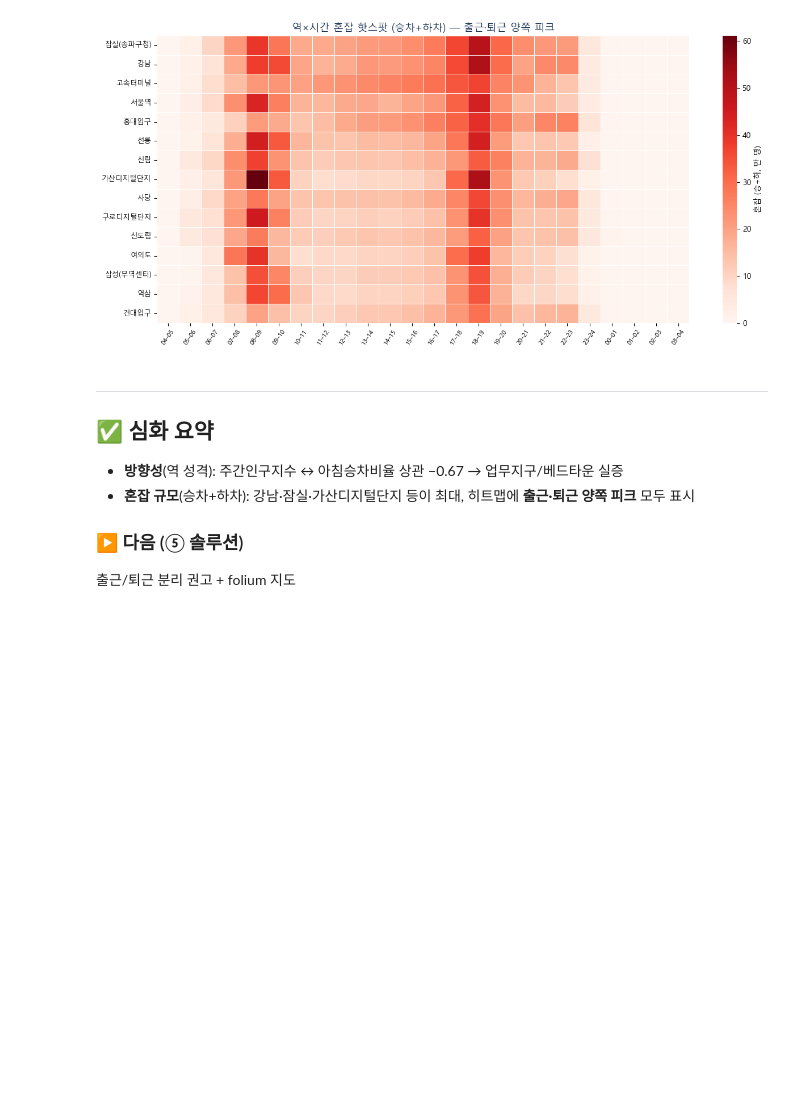
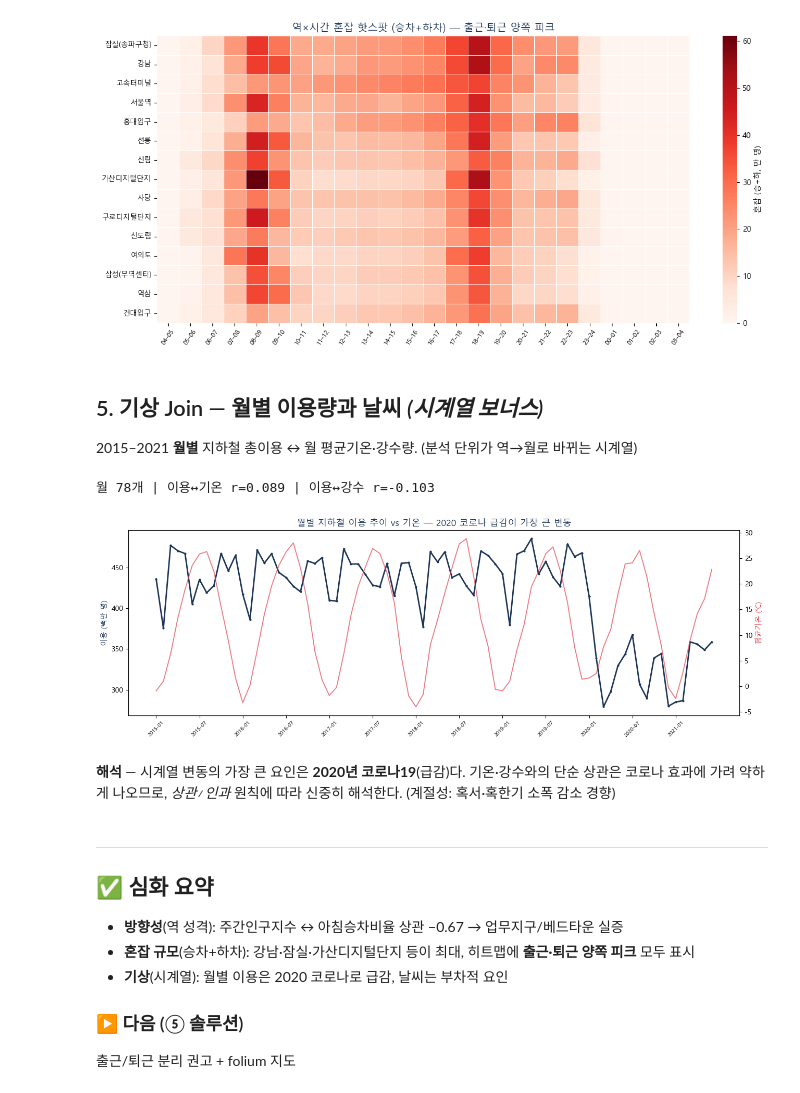
Before and after one commit to yw8837/yearsubway_11team, a Jupyter notebook: notebooks/04_심화분석.ipynb, the cells around one changed output. Drawn from its saved outputs; the diff is of its cells as text; code cells hidden in the pictures; blank space fills up the shorter version.

```diff
--- a/notebooks/04_심화분석.ipynb
+++ b/notebooks/04_심화분석.ipynb
@@ -103,10 +103,43 @@ ax.set_xlabel(''); ax.set_ylabel('')
 plt.xticks(rotation=55,fontsize=8); plt.yticks(rotation=0,fontsize=9); plt.tight_layout(); plt.show()
 # %% [output]
 [figure]
+# %% [markdown]
+## 5. 기상 Join — 월별 이용량과 날씨 *(시계열 보너스)*
+2015–2021 **월별** 지하철 총이용 ↔ 월 평균기온·강수량. (분석 단위가 역→월로 바뀌는 시계열)
+# %%
+import os
+mall = metro.groupby('사용월')[on_cols+off_cols].sum().sum(axis=1).reset_index()
+mall.columns = ['사용월','총이용']
+mall['년월'] = pd.to_datetime(mall['사용월'].astype(str), format='%Y%m').dt.strftime('%Y-%m')
+def load_w(prefix, col):
+    fn = [f for f in os.listdir(EXT_DIR) if f.startswith(prefix)][0]
+    w = read_csv_auto(f"{EXT_DIR}/{fn}", skiprows=7, skipinitialspace=True)
+    w.columns = [c.strip() for c in w.columns]
+    w['년월'] = w.iloc[:,0].astype(str).str.strip()
+    w[col] = pd.to_numeric(w.iloc[:,2], errors='coerce')
+    return w[['년월', col]]
+m = mall.merge(load_w('기온','기온'), on='년월', how='left').merge(load_w('강수','강수'), on='년월', how='left')
+m = m[(m['사용월']>=201501) & (m['사용월']<=202106)].reset_index(drop=True)
+print(f"월 {len(m)}개 | 이용↔기온 r={m['총이용'].corr(m['기온']):.3f} | 이용↔강수 r={m['총이용'].corr(m['강수']):.3f}")
+
+fig, ax = plt.subplots(figsize=(13,4.5)); x = range(len(m))
+ax.plot(x, m['총이용']/1e6, color=NAVY, lw=2, marker='.', ms=4, label='월 지하철 이용')
+ax.set_ylabel('이용 (백만 명)', color=NAVY)
+ax2 = ax.twinx(); ax2.plot(x, m['기온'], color=RED, lw=1.4, alpha=.65, label='평균기온')
+ax2.set_ylabel('평균기온 (℃)', color=RED)
+step = max(1, len(m)//13); ax.set_xticks(list(x)[::step]); ax.set_xticklabels(m['년월'][::step], rotation=45, fontsize=7.5)
+ax.set_title('월별 지하철 이용 추이 vs 기온 — 2020 코로나 급감이 가장 큰 변동',color=NAVY,fontsize=12.5)
+ax.spines[['top']].set_visible(False); plt.tight_layout(); plt.show()
+# %% [output]
+월 78개 | 이용↔기온 r=0.089 | 이용↔강수 r=-0.103
+[figure, added]
+# %% [markdown]
+**해석** — 시계열 변동의 가장 큰 요인은 **2020년 코로나19**(급감)다. 기온·강수와의 단순 상관은 코로나 효과에 가려 약하게 나오므로, *상관≠인과* 원칙에 따라 신중히 해석한다. (계절성: 혹서·혹한기 소폭 감소 경향)
 # %% [markdown]
 ---
 ## ✅ 심화 요약
 - **방향성**(역 성격): 주간인구지수 ↔ 아침승차비율 상관 −0.67 → 업무지구/베드타운 실증
 - **혼잡 규모**(승차+하차): 강남·잠실·가산디지털단지 등이 최대, 히트맵에 **출근·퇴근 양쪽 피크** 모두 표시
+- **기상**(시계열): 월별 이용은 2020 코로나로 급감, 날씨는 부차적 요인
 ### ▶ 다음 (⑤ 솔루션)
 출근/퇴근 분리 권고 + folium 지도
```
Also changed, not shown: 10 other files.
